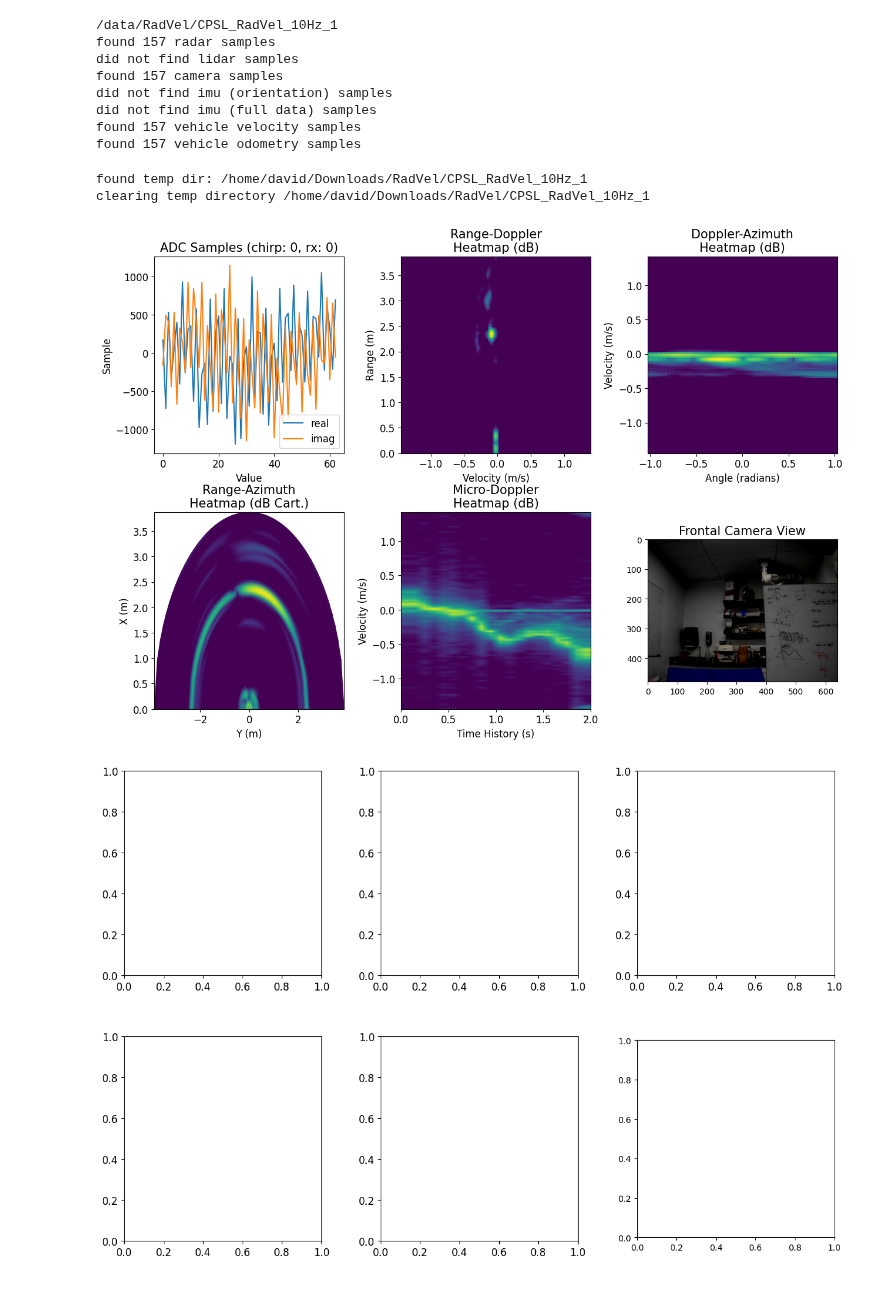
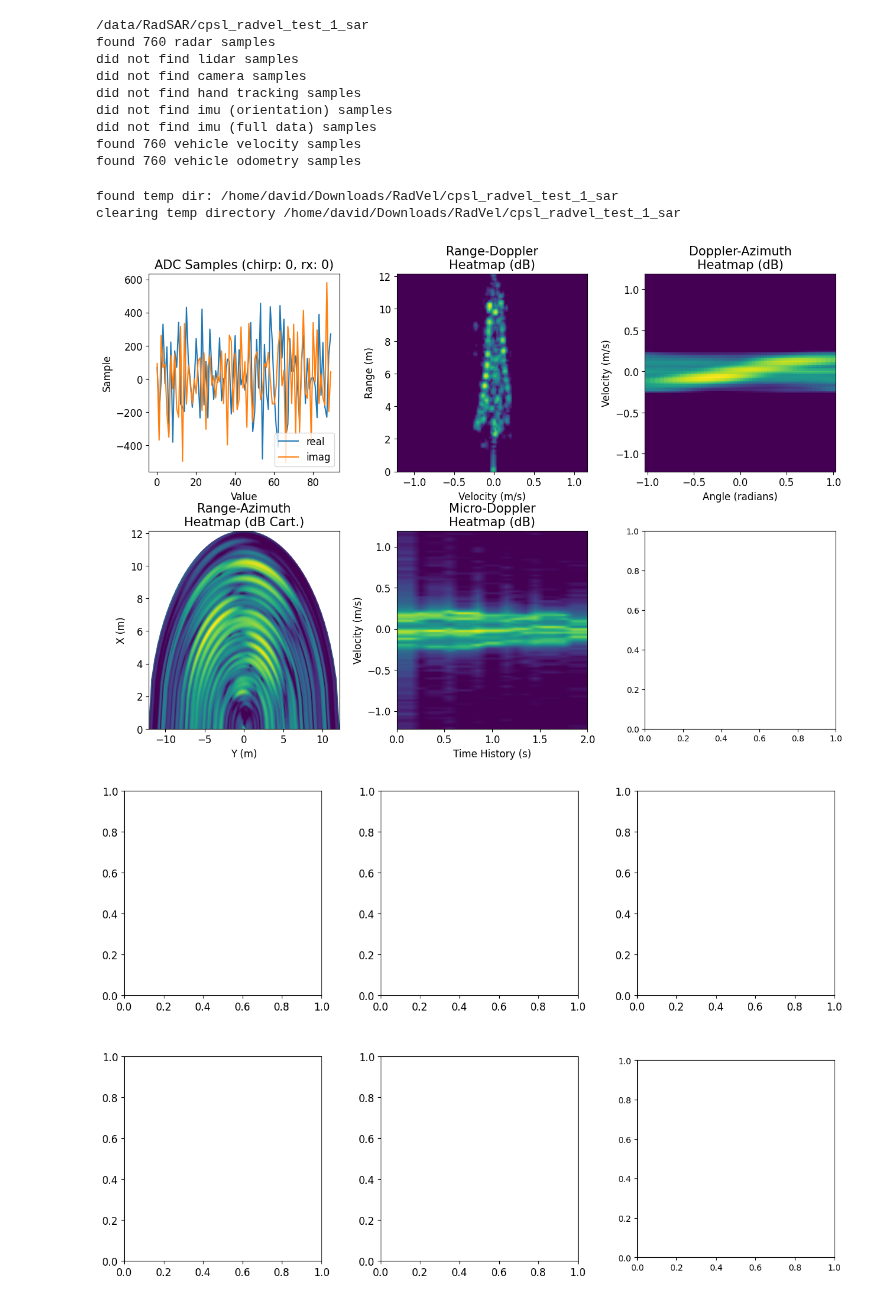
Before and after one commit to davidmhunt/mmwave_radar_processing, a Jupyter notebook: notebooks/view_radar_data.ipynb, the cells around one changed output. Drawn from its saved outputs; the diff is of its cells as text; code cells hidden in the pictures.

```diff
--- a/notebooks/view_radar_data.ipynb
+++ b/notebooks/view_radar_data.ipynb
@@ -7,7 +7,7 @@ import numpy as np
 from dotenv import load_dotenv
 load_dotenv()
 # DATASET_PATH=os.getenv("DATASET_DIRECTORY")
-DATASET_PATH="/data/RadVel"
+DATASET_PATH="/data/RadSAR"
 CONFIG_DIRECTORY = os.getenv("CONFIG_DIRECTORY")
 
 sys.path.append("../")
@@ -24,22 +24,23 @@ from mmwave_radar_processing.plotting.movies_mmWave_data import MovieGeneratorMm
 cfg_manager = ConfigManager()
 
 # cfg_path = os.path.join(CONFIG_DIRECTORY,"1843_RadVel_10Hz.cfg")
-cfg_path = os.path.join(CONFIG_DIRECTORY,"6843_RadVel_ods_10Hz.cfg")
+# cfg_path = os.path.join(CONFIG_DIRECTORY,"6843_RadVel_ods_10Hz.cfg")
+cfg_path = os.path.join(CONFIG_DIRECTORY,"1843_RadVel_10Hz_lr.cfg")
 # cfg_path = os.path.join(CONFIG_DIRECTORY,"1843_RadVel_20Hz.cfg")
 # cfg_path = os.path.join(CONFIG_DIRECTORY,"RadSAR_2_sr.cfg")
-cfg_manager.load_cfg(cfg_path,array_geometry="ods",array_direction="out")
+cfg_manager.load_cfg(cfg_path,array_geometry="standard",array_direction="out")
 cfg_manager.compute_radar_perforance(profile_idx=0)
 # %%
 #load the dataset
 # dataset_name = "NORTH_RadSAR_TRAIN_1"
-dataset_name = "CPSL_RadVel_10Hz_1"
+dataset_name = "cpsl_radvel_test_1_sar"
 dataset_path = os.path.join(DATASET_PATH,dataset_name)
 print(dataset_path)
 # dataset_name = "RadSAR_2_CPSL"
 # dataset_path = os.path.join(DATASET_PATH,os.pardir,"RadSAR",dataset_name)
 dataset = CpslDS(
     dataset_path=dataset_path,
-    radar_folder="radar_0_adc",
+    radar_folder="front_radar_adc", #or "front_radar"
     lidar_folder="lidar",
     camera_folder="camera",
     hand_tracking_folder="hand_tracking",
@@ -49,14 +50,15 @@ dataset = CpslDS(
     vehicle_odom_folder="vehicle_odom"
 )
 # %% [output]
-/data/RadVel/CPSL_RadVel_10Hz_1
-found 157 radar samples
+/data/RadSAR/cpsl_radvel_test_1_sar
+found 760 radar samples
 did not find lidar samples
-found 157 camera samples
+did not find camera samples
+did not find hand tracking samples
 did not find imu (orientation) samples
 did not find imu (full data) samples
-found 157 vehicle velocity samples
-found 157 vehicle odometry samples
+found 760 vehicle velocity samples
+found 760 vehicle odometry samples
 # %%
 #load the plotter
 plotter = PlotterMmWaveData(config_manager=cfg_manager)
@@ -98,11 +100,11 @@ movie_generator = MovieGeneratorMmWaveData(
     temp_dir_path=os.path.join("~/Downloads/RadVel",dataset_name)
 )
 # %% [output]
-found temp dir: /home/david/Downloads/RadVel/CPSL_RadVel_10Hz_1
-clearing temp directory /home/david/Downloads/RadVel/CPSL_RadVel_10Hz_1
+found temp dir: /home/david/Downloads/RadVel/cpsl_radvel_test_1_sar
+clearing temp directory /home/david/Downloads/RadVel/cpsl_radvel_test_1_sar
 # %%
 #for getting access to the adc cube
-idx=90 - micro_doppler_processor.num_frames_history
+idx=221 - micro_doppler_processor.num_frames_history
 #compute responses over a series of frames
 for i in range(micro_doppler_processor.num_frames_history):
 
@@ -112,34 +114,34 @@ for i in range(micro_doppler_processor.num_frames_history):
     adc_cube = virtual_array_reformatter.process(adc_cube)
     rng_az_resp = range_az_processor.process(adc_cube=adc_cube,chirp_idx=0)
     rng_dop_resp = range_doppler_processor.process(adc_cube=adc_cube,rx_idx=0)
     dop_az_resp = doppler_azimuth_processor.process(adc_cube=adc_cube)
     micro_doppler_resp = micro_doppler_processor.process(adc_cube=adc_cube,rx_idx=0)
 
     try:
         camera_view = dataset.get_camera_frame(idx + i)
     except AssertionError:
         camera_view = np.empty(shape=(0))
 
 #for generating a compilation of plots
 fig,axs=plt.subplots(2,3, figsize=(15,10))
 fig.subplots_adjust(wspace=0.3,hspace=0.30)
 
 plotter.plot_compilation(
     adc_cube=adc_cube,
     range_doppler_processor=range_doppler_processor,
     range_azimuth_processor=range_az_processor,
     doppler_azimuth_processor=doppler_azimuth_processor,
     micro_doppler_processor=micro_doppler_processor,
     camera_view=camera_view,
     convert_to_dB=True,
     cmap="viridis",
     chirp_idx=0,
     rx_antenna_idx=0,
     axs=axs,
     show=True
 )
 # %% [output]
-[figure, old version]
+[figure, new version]
 # %%
 #generate the movie - initialize the figure
 movie_generator.initialize_figure(nrows=2,ncols=3,figsize=(15,10))
```
Also changed, not shown: 6 other files.
